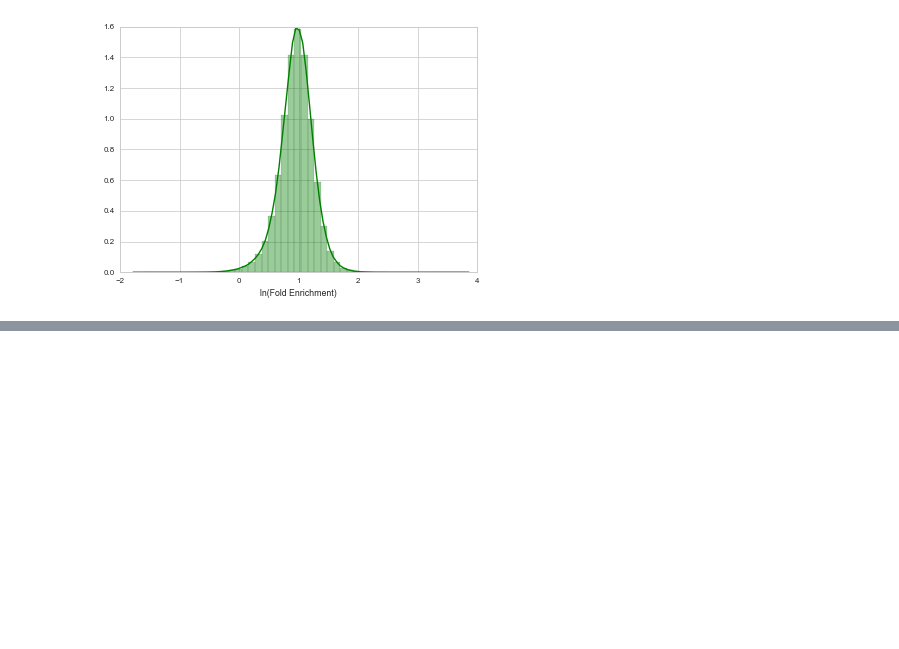
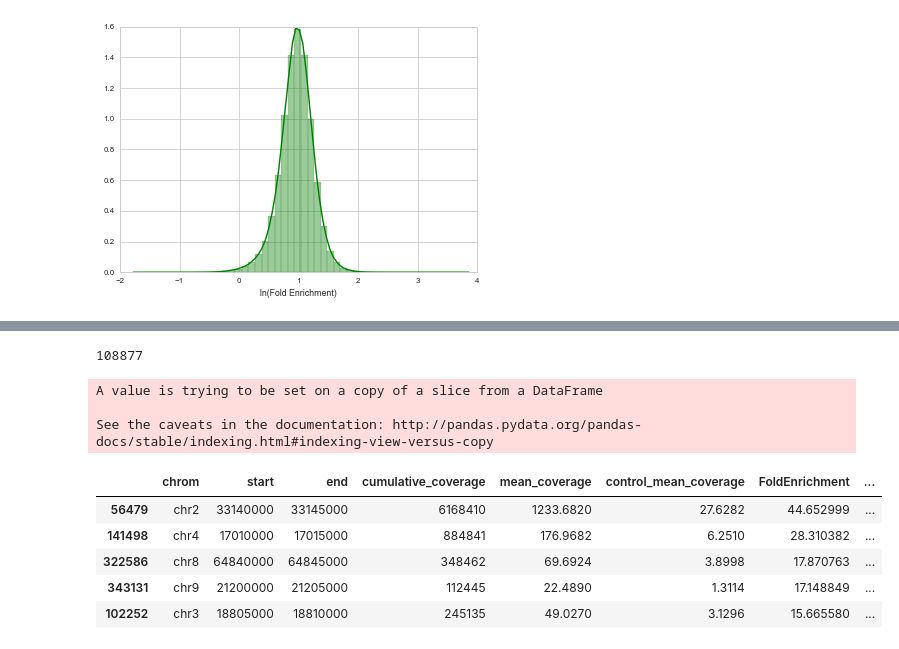
Before and after one commit to ethanagb/STARRseq-Analysis, a Jupyter notebook: enhancerSeq/peakCalling/ThresholdBinMerging.ipynb, the cells around one changed output, grey strips where cells are left out. Cells and saved outputs as stored; diff of their text form; code cells hidden in the pictures; blank space fills up the shorter version.

```diff
--- a/enhancerSeq/peakCalling/ThresholdBinMerging.ipynb
+++ b/enhancerSeq/peakCalling/ThresholdBinMerging.ipynb
@@ -79,0 +80,17 @@ plt.show()
+# %%
+R1_20th = np.percentile(df["logFoldEnrichment"],80)
+R1_top20 = df[df.logFoldEnrichment >= R1_10th]
+print(len(R1_top20.index))
+R1_top20.sort_values("logFoldEnrichment",inplace=True, ascending=False)
+R1_top20.head()
+# %% [output]
+108877
+A value is trying to be set on a copy of a slice from a DataFrame
+
+See the caveats in the documentation: http://pandas.pydata.org/pandas-docs/stable/indexing.html#indexing-view-versus-copy
+|  | chrom | start | end | cumulative_coverage | mean_coverage | control_mean_coverage | FoldEnrichment | ... |
+| 56479 | chr2 | 33140000 | 33145000 | 6168410 | 1233.6820 | 27.6282 | 44.652999 | ... |
+| 141498 | chr4 | 17010000 | 17015000 | 884841 | 176.9682 | 6.2510 | 28.310382 | ... |
+| 322586 | chr8 | 64840000 | 64845000 | 348462 | 69.6924 | 3.8998 | 17.870763 | ... |
+| 343131 | chr9 | 21200000 | 21205000 | 112445 | 22.4890 | 1.3114 | 17.148849 | ... |
+| 102252 | chr3 | 18805000 | 18810000 | 245135 | 49.0270 | 3.1296 | 15.665580 | ... |
```
Also changed, not shown: parts of 5 cells of this notebook.
